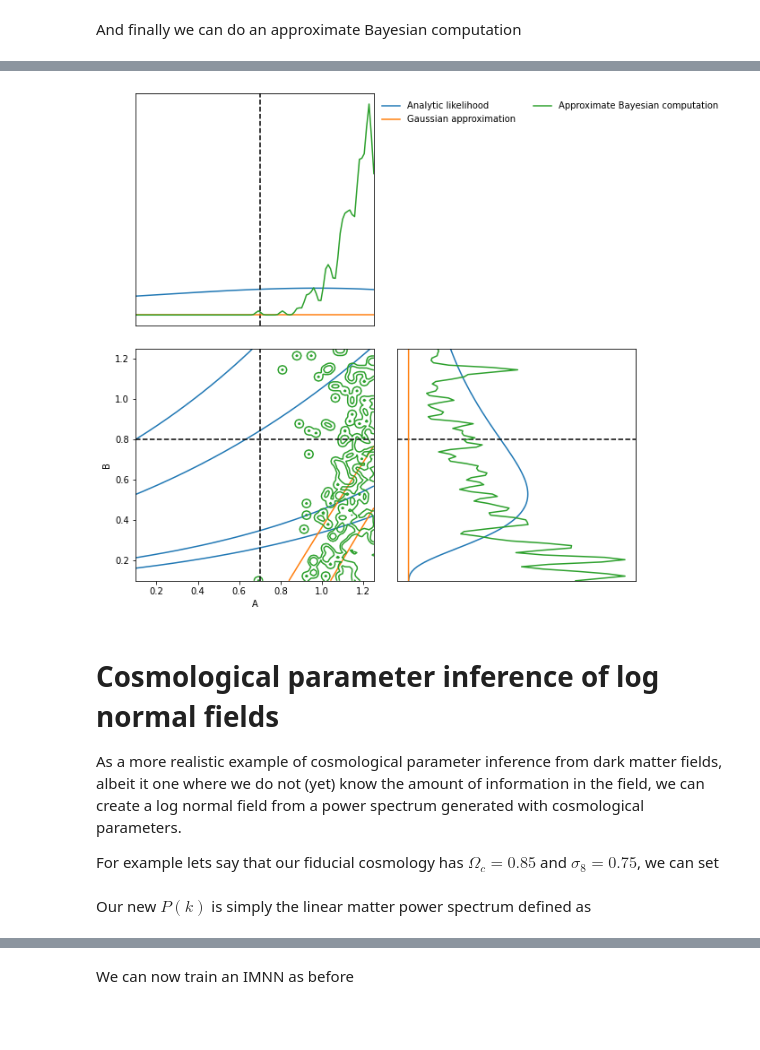
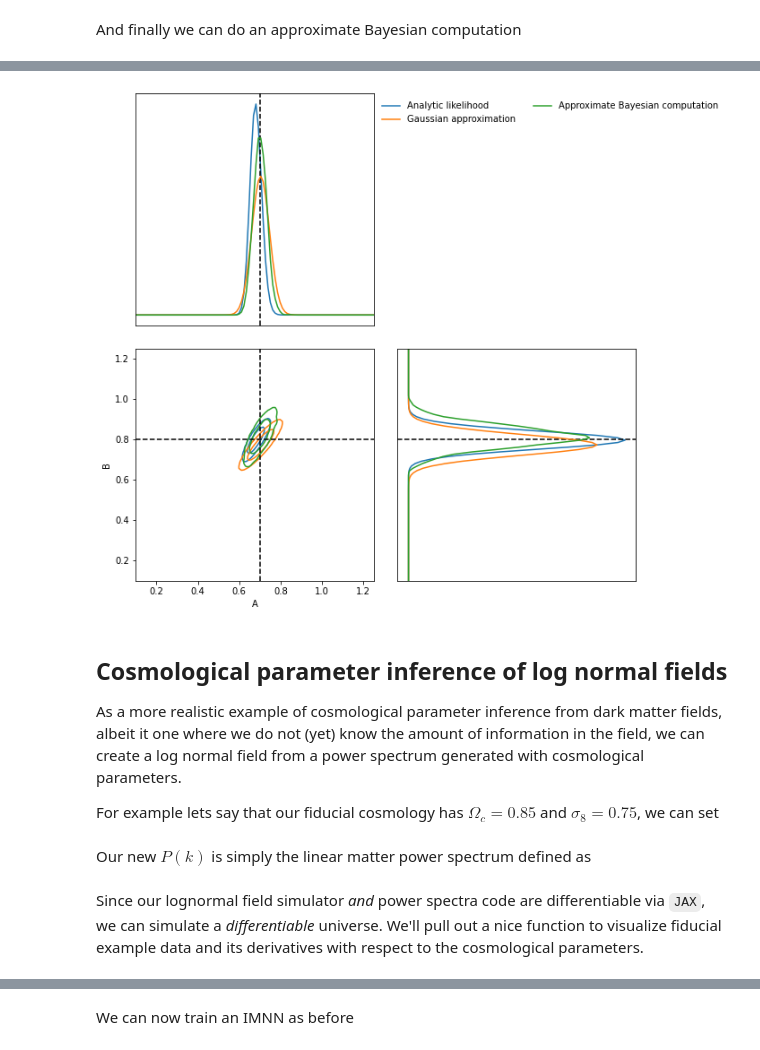
Before and after one commit to tomcharnock/IMNN, a Jupyter notebook: examples/2d_field_inference.ipynb, the cells around one changed output, grey strips where cells are left out. Drawn from its saved outputs; the diff is of its cells as text; code cells hidden in the pictures; blank space fills up the shorter version.

```diff
--- a/examples/2d_field_inference.ipynb
+++ b/examples/2d_field_inference.ipynb
@@ -360,7 +370,7 @@ def Reshape(shape):
 # %% [markdown]
 Now we can build the network, with kernel sizes of 4 in each direction in each layer
 # %%
-fs = 62
+fs = 64
 
 model = stax.serial(
         InceptBlock((fs, fs, fs), strides=(4, 4)),
@@ -373,7 +383,7 @@ model = stax.serial(
 # %% [markdown]
 We'll also grab an adam optimiser from jax.experimental.optimizers
 # %%
-optimiser = optimizers.adam(step_size=1e-1)
+optimiser = optimizers.adam(step_size=1e-3)
 # %% [markdown]
 Note that due to the form of the network we'll want to have simulations that have a "channel" dimension, which we can set up by not allowing for squeezing in the simulator.
 # %% [markdown]
@@ -401,5 +411,6 @@ IMNN = imnn.IMNN(
 # %% [markdown]
 And finally we can fit the IMNN (we'll use generic regularisation parameters of $\lambda=10$ and $\epsilon=0.1$) and allow early stopping to determine the end of fitting.
 # %%
+%%time
 rng, key = jax.random.split(rng)
-IMNN.fit(λ=10., ϵ=0.1, rng=key, print_rate=1, min_iterations=1000, best=False)
+IMNN.fit(λ=10., ϵ=0.1, rng=key, print_rate=None, min_iterations=500, best=True)
@@ -430,7 +450,7 @@ And finally we can do an approximate Bayesian computation
 ABC = imnn.lfi.ApproximateBayesianComputation(
     target_data=np.expand_dims(δ_target, (0, 1, 2)),
     prior=prior,
-    simulator=lambda rng, θ: simulator(rng, θ, simulator_args=simulator_args),
+    simulator=lambda rng, θ: simulator(rng, θ, simulator_args={**simulator_args, **{'squeeze':False}}),
     compressor=IMNN.get_estimate,
     gridsize=100,
     F=np.expand_dims(IMNN.F, 0))
@@ -443,20 +463,21 @@ ABC(ϵ=1., rng=key, n_samples=10000, min_accepted=1000,
 # %%
 ax = LFI.marginal_plot(
     known=θ_target,
     label="Analytic likelihood",
     axis_labels=["A", "B"])
 GA.marginal_plot(
     ax=ax,
     label="Gaussian approximation",
-    colours="C1")
+    colours="C1",
+    axis_labels=["A", "B"])
 ABC.marginal_plot(
     ax=ax,
     label="Approximate Bayesian computation",
     colours="C2");
 # %% [output]
-[figure, old version]
+[figure, new version]
 # %% [markdown]
-# Cosmological parameter inference of log normal fields
+## Cosmological parameter inference of log normal fields
 
 As a more realistic example of cosmological parameter inference from dark matter fields, albeit it one where we do not (yet) know the amount of information in the field, we can create a log normal field from a power spectrum generated with cosmological parameters.
 
@@ -483 +504,3 @@ simulator_args = dict(
     squeeze=True)
+# %% [markdown]
+Since our lognormal field simulator *and* power spectra code are differentiable via `JAX`, we can simulate a *differentiable* universe. We'll pull out a nice function to visualize fiducial example data and its derivatives with respect to the cosmological parameters.
```
Also changed, not shown: parts of 28 cells of this notebook, 22 other files.
